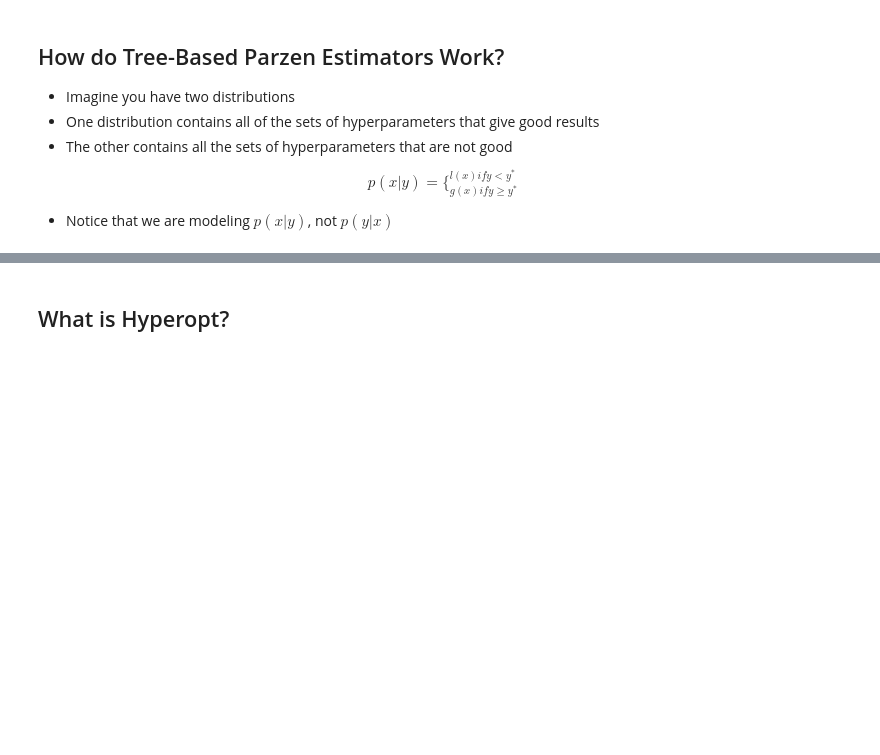
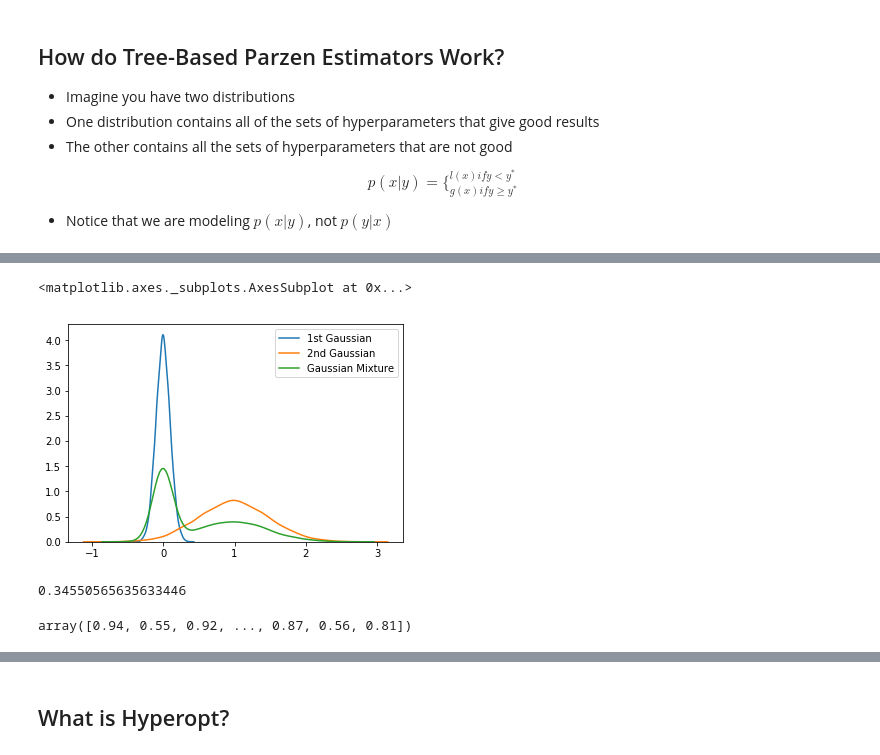
Before and after one commit to lstmemery/hyperopt-pydata, a Jupyter notebook: hpsklearnprez.ipynb, the cells around one changed output, grey strips where cells are left out. Drawn from its saved outputs; the diff is of its cells as text; code cells hidden in the pictures; blank space fills up the shorter version.

Commit message:
Gaussian Mixture

```diff
--- a/hpsklearnprez.ipynb
+++ b/hpsklearnprez.ipynb
@@ -243,0 +276,27 @@ $$p(x|y) = \Big\{^{l(x) if y \lt y^*}_{g(x) if y \geq y^*}$$
+# %%
+gaussian_example_1 = normal(loc=0, scale=0.1, size=10000)
+gaussian_example_2 = normal(loc=1, scale=0.5, size=10000)
+# %%
+mixture_example = choice(np.concatenate([gaussian_example_1, gaussian_example_2]), size = len(gaussian_example_1))
+# %%
+sns.distplot(gaussian_example_1, kde=True, hist=False, label="1st Gaussian")
+sns.distplot(gaussian_example_2, kde=True, hist=False, label="2nd Gaussian")
+sns.distplot(mixture_example, kde=True, hist=False, label="Gaussian Mixture")
+# %% [output]
+<matplotlib.axes._subplots.AxesSubplot at 0x...>
+[figure, added]
+# %%
+from numpy.random import uniform, choice, seed, normal
+import matplotlib.pyplot as plt
+import seaborn as sns
+from scipy.stats import truncnorm
+
+%matplotlib inline
+
+seed(0)
+
+prior = uniform(size=10000)
+first_sample = choice(prior)
+first_sample
+# %% [output]
+0.34550565635633446
@@ -243,0 +317,4 @@ $$p(x|y) = \Big\{^{l(x) if y \lt y^*}_{g(x) if y \geq y^*}$$
+# %%
+truncated_normal(first_sample, [0, 1])
+# %% [output]
+array([0.94, 0.55, 0.92, ..., 0.87, 0.56, 0.81])
```
Also changed, not shown: parts of 19 cells of this notebook.
